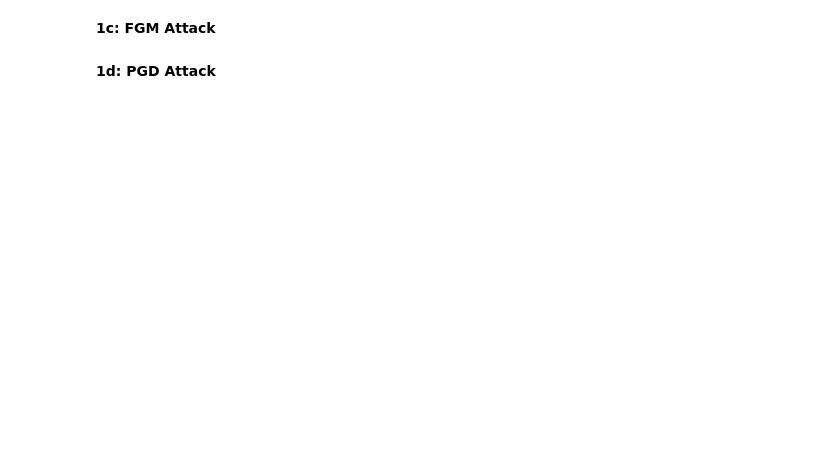
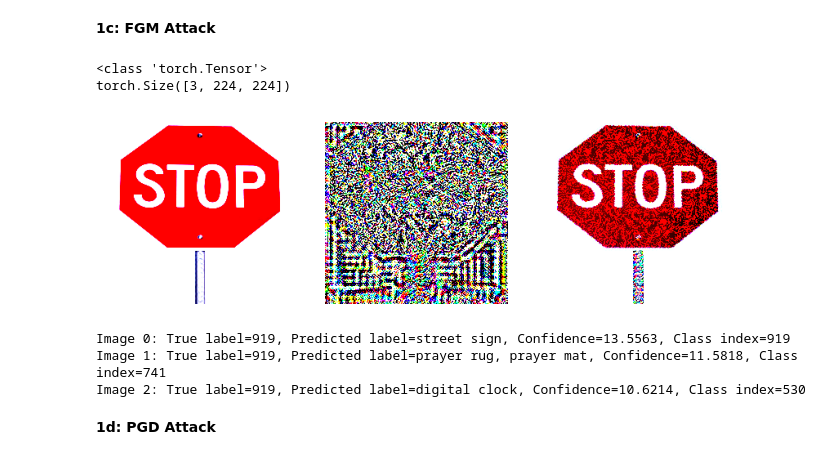
Before and after one commit to aitechroberts/trustworthy_ai, a Jupyter notebook: CMU_24784_S2024_P1_Students.ipynb, the cells around one changed output. Cells and saved outputs as stored; diff of their text form; code cells hidden in the pictures; blank space fills up the shorter version.

```diff
--- a/CMU_24784_S2024_P1_Students.ipynb
+++ b/CMU_24784_S2024_P1_Students.ipynb
@@ -100,2 +149,54 @@ true_labels, predicted_labels # show true and predicted labels
+# %%
+# REPLACE THE THREE DOTS WITH YOUR OWN CODE
+# Don't forget to pass in true_class established in the beginning for the stop signs (919) and make it a tensor since you're trying to use cuda
+'''
+Provided code implementation is incorrect as the fgm attack code located here:
+https://github.com/iArunava/scratchai/blob/master/scratchai/attacks/attacks/fast_gradient_method.py
+specifically states in the dosctring that the function only 1 image:
+Returns
+-------
+adv_x : torch.Tensor
+    The adversarial example.
+
+Which means that all 3 images need to be provided by and an images list needs to be created
+and you also need to get rid of the true_labels and predicted_labels variables since they are not returned
+and mess up passing the image in imgutils.imshow(images)
+
+images, true_labels, predicted_labels = ... # is completely wrong for the attacks.fgm() function
+'''
+adv_img = attacks.fgm(img.cuda(), net.cuda(), eps=epsilon, y=torch.tensor([true_class], device=img.device).cuda()) # perform FGM attacks and return all the outputs
+'''
+This is a really cool library, but don't forget that you also learned how
+to implement FGSM attack and iterate it directly in ML with Adversaries in mind.
+github repo: aitechroberts/ml_adversary HW3 about mid way.
+'''
+# Keeping the types to show how I debugged the above problem
+print(type(adv_img))
+print(adv_img.shape)
+perturbation = (adv_img.cpu() - img) # calculate the perturbation
+images = [img, perturbation, adv_img.cpu()]
+imgutils.imshow(images) # show all the images [original, perturbation, and adversarial]
+
+'''
+code for seeing the true labels and predicted labels of each image using same capability as previously provided
+with get_prediction function
+'''
+
+labels = []
+for image in images:
+    pred_label, pred_conf, pred_idx = get_prediction(image.cuda(), net)
+    labels.append((true_class, pred_label, pred_conf, pred_idx))
+
+for i, (true_label, predicted_label, confidence, idx) in enumerate(labels):
+    print(f"Image {i}: True label={true_label}, Predicted label={predicted_label}, Confidence={confidence:.4f}, Class index={idx}")
+
+# true_labels, predicted_labels # show true and predicted labels
+# %% [output]
+<class 'torch.Tensor'>
+torch.Size([3, 224, 224])
+[figure, added]
+Image 0: True label=919, Predicted label=street sign, Confidence=13.5563, Class index=919
+Image 1: True label=919, Predicted label=prayer rug, prayer mat, Confidence=11.5818, Class index=741
+Image 2: True label=919, Predicted label=digital clock, Confidence=10.6214, Class index=530
 # %% [markdown]
 **1d: PGD Attack**
```
Also changed, not shown: parts of 9 cells of this notebook, 3 other files.
